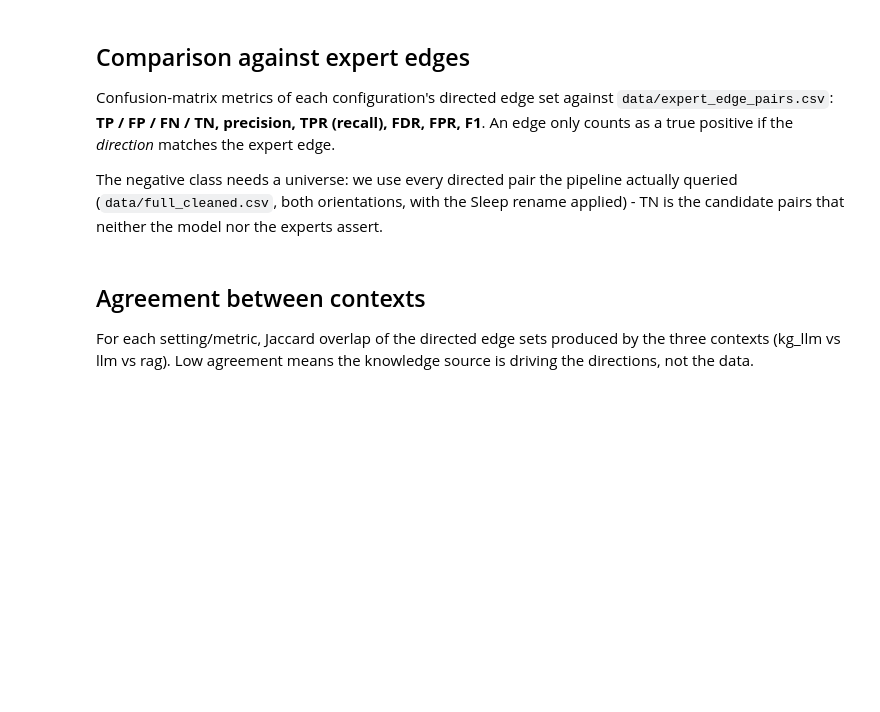
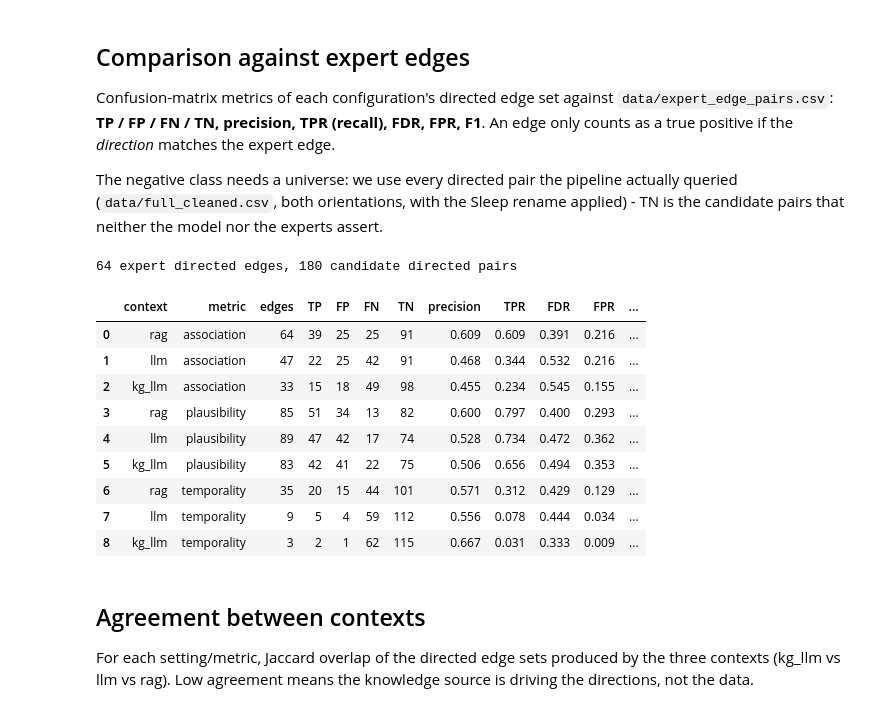
Before and after one commit to SCI-LLM-Project/kacd, a Jupyter notebook: notebooks/analysis.ipynb, the cells around one changed output. Drawn from its saved outputs; the diff is of its cells as text; code cells hidden in the pictures; blank space fills up the shorter version.

```diff
--- a/notebooks/analysis.ipynb
+++ b/notebooks/analysis.ipynb
@@ -7,14 +7,21 @@ Examines the outputs of `query_directions_without_proto.py`
 Sections: load -> overview -> sanity checks -> expert-edge comparison -> cross-context agreement ->
 LLM tie-broken pairs.
 # %%
+import sys
 from pathlib import Path
 from itertools import combinations
 
 import pandas as pd
 
-ROOT = Path("..").resolve()
+# config resolves its paths from its own location, so importing it works
+# regardless of the notebook's working directory
+sys.path.insert(0, str(Path('..').resolve()))
+from config import RESULT_DIR as PIPELINE_RESULT_DIR, RESULTS_ROOT
 
-RESULT_DIR = ROOT / "results/directional_resolved_without_proto"
+# follows config.RUN_NAME, i.e. whichever model config currently points at.
+# to analyse a different run instead, swap in that run's directory:
+#   PIPELINE_RESULT_DIR = RESULTS_ROOT / 'Llama-3.3-70B-Instruct-Turbo'
+RESULT_DIR = PIPELINE_RESULT_DIR / "directional_resolved_without_proto"
 CONTEXTS = ["kg_llm", "llm", "rag"]
 METRICS = ["plausibility", "association", "temporality"]
 # column holding the boolean prediction in each resolved CSV
@@ -33,7 +40,7 @@ for context in CONTEXTS:
         if path.exists():
             results[(context, metric)] = pd.read_csv(path)
         else:
-            missing.append(str(path.relative_to(ROOT)))
+            missing.append(path.name)
 
 print(f"loaded {len(results)} resolved result files")
 if missing:
@@ -86,43 +108,55 @@ The negative class needs a universe: we use every directed pair the pipeline act
 (`data/full_cleaned.csv`, both orientations, with the Sleep rename applied) - TN is the candidate
 pairs that neither the model nor the experts assert.
 # %%
-expert = pd.read_csv(ROOT / "data/expert_edge_pairs.csv").replace("Sleep", "Sleep disturbance")
+expert = pd.read_csv(Path("..").resolve() / "data/expert_edge_pairs.csv").replace("Sleep", "Sleep disturbance")
 expert_edges = set(zip(expert["Var1"], expert["Var2"]))
 
 # candidate universe: every directed pair the pipeline queried, in both orientations
 # (resolution can emit the direction opposite to the queried row)
-full = pd.read_csv(ROOT / "data/full_cleaned.csv").drop(columns=["Unnamed: 0"]).replace("Sleep", "Sleep disturbance")
+full = pd.read_csv(Path("..").resolve() / "data/full_cleaned.csv").drop(columns=["Unnamed: 0"]).replace("Sleep", "Sleep disturbance")
 universe = set(zip(full["var1"], full["var2"]))
 universe |= {(b, a) for a, b in universe}
 
 print(f"{len(expert_edges)} expert directed edges, {len(universe)} candidate directed pairs")
 outside = expert_edges - universe
 if outside:
     print(f"note: {len(outside)} expert edge(s) outside the queried candidate set (count as FN, never TN): {sorted(outside)}")
 
 def confusion_scores(predicted):
     predicted = predicted & universe
     tp = len(predicted & expert_edges)
     fp = len(predicted - expert_edges)
     fn = len(expert_edges - predicted)
     tn = len(universe - predicted - expert_edges)
     precision = tp / (tp + fp) if tp + fp else 0.0
     tpr = tp / (tp + fn) if tp + fn else 0.0   # recall / sensitivity
     fdr = fp / (tp + fp) if tp + fp else 0.0   # 1 - precision
     fpr = fp / (fp + tn) if fp + tn else 0.0
     f1 = 2 * precision * tpr / (precision + tpr) if precision + tpr else 0.0
     return {
         "TP": tp, "FP": fp, "FN": fn, "TN": tn,
         "precision": round(precision, 3), "TPR": round(tpr, 3),
         "FDR": round(fdr, 3), "FPR": round(fpr, 3), "F1": round(f1, 3),
     }
 
 scores = pd.DataFrame([
     {"context": context, "metric": metric, "edges": len(df),
      **confusion_scores(set(zip(df["Var1"], df["Var2"])))}
     for (context, metric), df in results.items()
 ])
 scores.sort_values(["metric", "F1"], ascending=[True, False]).reset_index(drop=True)
+# %% [output]
+64 expert directed edges, 180 candidate directed pairs
+|  | context | metric | edges | TP | FP | FN | TN | precision | TPR | FDR | FPR | ... |
+| 0 | rag | association | 64 | 39 | 25 | 25 | 91 | 0.609 | 0.609 | 0.391 | 0.216 | ... |
+| 1 | llm | association | 47 | 22 | 25 | 42 | 91 | 0.468 | 0.344 | 0.532 | 0.216 | ... |
+| 2 | kg_llm | association | 33 | 15 | 18 | 49 | 98 | 0.455 | 0.234 | 0.545 | 0.155 | ... |
+| 3 | rag | plausibility | 85 | 51 | 34 | 13 | 82 | 0.600 | 0.797 | 0.400 | 0.293 | ... |
+| 4 | llm | plausibility | 89 | 47 | 42 | 17 | 74 | 0.528 | 0.734 | 0.472 | 0.362 | ... |
+| 5 | kg_llm | plausibility | 83 | 42 | 41 | 22 | 75 | 0.506 | 0.656 | 0.494 | 0.353 | ... |
+| 6 | rag | temporality | 35 | 20 | 15 | 44 | 101 | 0.571 | 0.312 | 0.429 | 0.129 | ... |
+| 7 | llm | temporality | 9 | 5 | 4 | 59 | 112 | 0.556 | 0.078 | 0.444 | 0.034 | ... |
+| 8 | kg_llm | temporality | 3 | 2 | 1 | 62 | 115 | 0.667 | 0.031 | 0.333 | 0.009 | ... |
 # %% [markdown]
 ## Agreement between contexts
 
```
Also changed, not shown: parts of 6 cells of this notebook, 12 other files.
